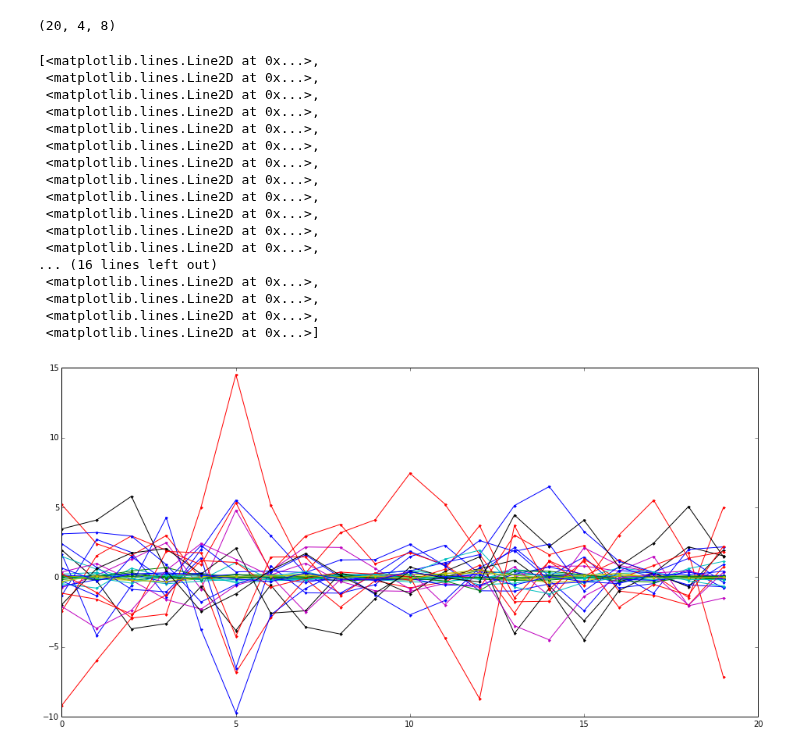
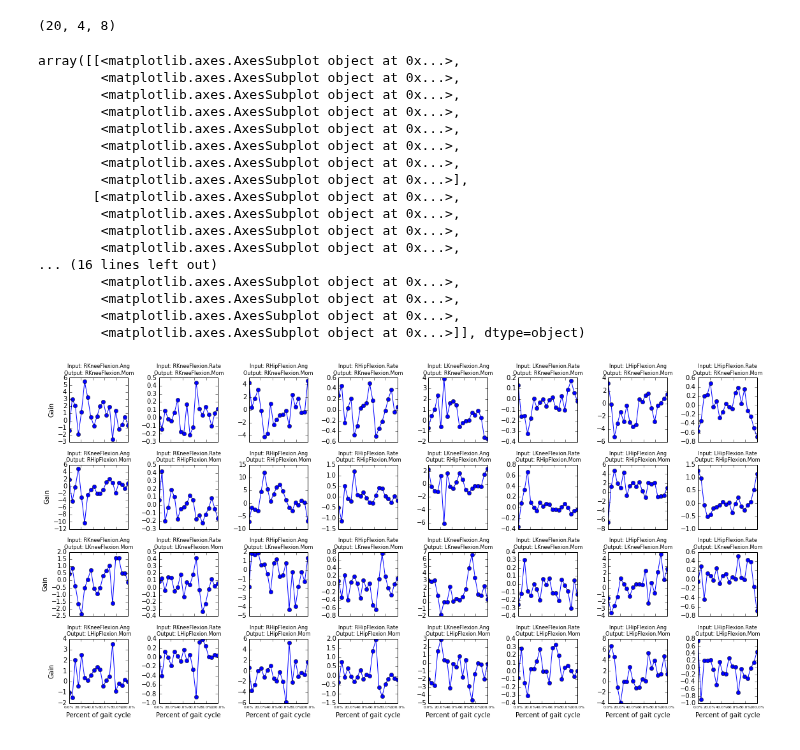
Before and after one commit to csu-hmc/gait-control-direct-id-paper, a Jupyter notebook: src/control_solver_example.ipynb, the cells around one changed output. Drawn from its saved outputs; the diff is of its cells as text; code cells hidden in the pictures.

```diff
--- a/src/control_solver_example.ipynb
+++ b/src/control_solver_example.ipynb
@@ -165,24 +167,24 @@ gains, sensors = solver.solve()
 gains.shape
 # %% [output]
 (20, 4, 8)
-# %%
-plot(gains.reshape(gains.shape[0], gains.shape[1] * gains.shape[2]), '.-')
-# %% [output]
-[<matplotlib.lines.Line2D at 0x...>,
- <matplotlib.lines.Line2D at 0x...>,
- <matplotlib.lines.Line2D at 0x...>,
- <matplotlib.lines.Line2D at 0x...>,
- <matplotlib.lines.Line2D at 0x...>,
- <matplotlib.lines.Line2D at 0x...>,
- <matplotlib.lines.Line2D at 0x...>,
- <matplotlib.lines.Line2D at 0x...>,
- <matplotlib.lines.Line2D at 0x...>,
- <matplotlib.lines.Line2D at 0x...>,
- <matplotlib.lines.Line2D at 0x...>,
- <matplotlib.lines.Line2D at 0x...>,
-... (16 lines left out)
- <matplotlib.lines.Line2D at 0x...>,
- <matplotlib.lines.Line2D at 0x...>,
- <matplotlib.lines.Line2D at 0x...>,
- <matplotlib.lines.Line2D at 0x...>]
-[figure, removed]
+# %%
+solver.plot_gains(gains)
+# %% [output]
+array([[<matplotlib.axes.AxesSubplot object at 0x...>,
+        <matplotlib.axes.AxesSubplot object at 0x...>,
+        <matplotlib.axes.AxesSubplot object at 0x...>,
+        <matplotlib.axes.AxesSubplot object at 0x...>,
+        <matplotlib.axes.AxesSubplot object at 0x...>,
+        <matplotlib.axes.AxesSubplot object at 0x...>,
+        <matplotlib.axes.AxesSubplot object at 0x...>,
+        <matplotlib.axes.AxesSubplot object at 0x...>],
+       [<matplotlib.axes.AxesSubplot object at 0x...>,
+        <matplotlib.axes.AxesSubplot object at 0x...>,
+        <matplotlib.axes.AxesSubplot object at 0x...>,
+        <matplotlib.axes.AxesSubplot object at 0x...>,
+... (16 lines left out)
+        <matplotlib.axes.AxesSubplot object at 0x...>,
+        <matplotlib.axes.AxesSubplot object at 0x...>,
+        <matplotlib.axes.AxesSubplot object at 0x...>,
+        <matplotlib.axes.AxesSubplot object at 0x...>]], dtype=object)
+[figure, added]
```
Also changed, not shown: parts of 4 cells of this notebook.
